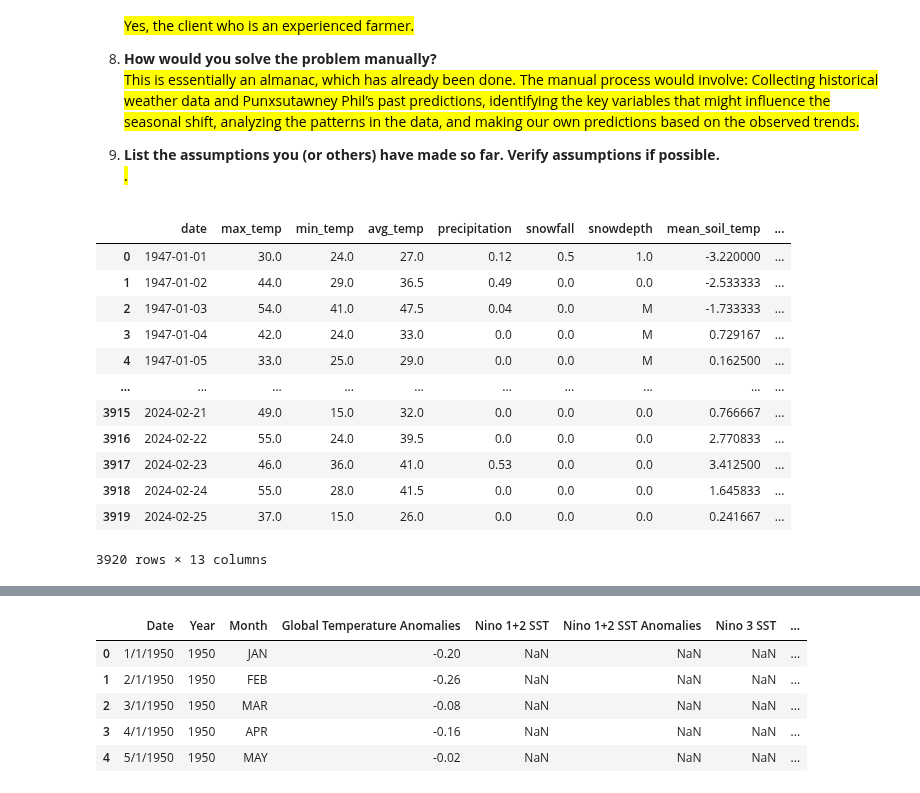
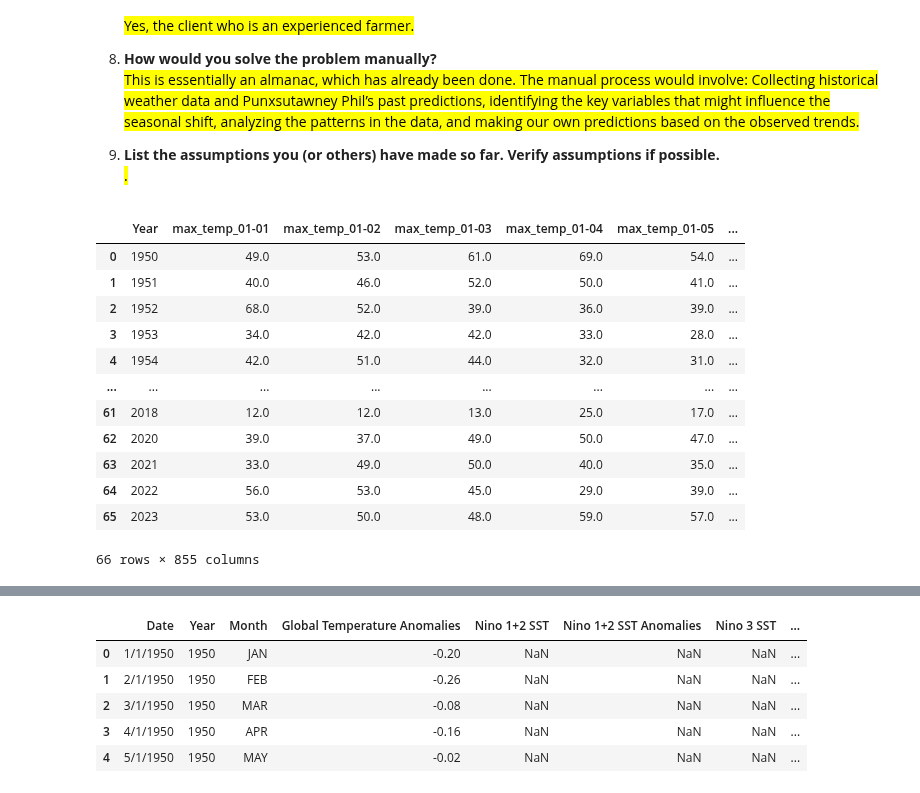
Before and after one commit to jyounes23/Project1CSCI296, a Jupyter notebook: Early Spring.ipynb, the cells around one changed output, grey strips where cells are left out. Cells and saved outputs as stored; diff of their text form; code cells hidden in the pictures.

Commit message:
Pivoted and merged all data into one file.

```diff
--- a/Early Spring.ipynb
+++ b/Early Spring.ipynb
@@ -187,59 +187,74 @@ def read_early_spring():
     return early_spring
 
 def read_weather():
     """
     Reads the weather data file and returns a pandas DataFrame.
     """
     weather = pd.read_csv("weather.csv")
     return weather
 
 def merge_weather_soil():
     """
     Merges the weather and soil datasets on the 'Date' column.
     Returns the merged DataFrame.
     """
     # Load the datasets
     weather = read_weather()
     soil = read_soil()
 
     # Merge the datasets on the 'Date' column
     merged_w_s = pd.merge(weather, soil, on='date', how='inner')
 
+    # Save the merged dataset to a CSV file
+    merged_w_s.to_csv("merged_weather_soil.csv", index=False)
+
     return merged_w_s
 
-def merge_datasets():
+def merge_all_datasets():
+   """
+    Merges the following datasets on the 'Year' column:
+    - Pivoted Weather and Soil data
+    - Punxsutawney Phil predictions
+    - Pivoted ENSO Dataset
+    - Early Spring data
+
+    The function also writes the merged DataFrame to a CSV file.
+
+    Parameters:
+    output_path (str): The path to save the merged dataset CSV file.
+
+    Returns:
+    merged_data (DataFrame): The merged DataFrame.
     """
-    Merges the ENSO dataset (without the Year column) and Punxsutawney Phil predictions dataset (with Year).
-    Uses the Year column from the Phil predictions dataset for merging.
-    Returns the merged DataFrame.
-    """
-    # Load the datasets
-    enso = read_PivotedEnso()
-    phil_pred = read_philPred()
+    # Load datasets
+   pivoted_weather_soil = pd.read_csv('final_pivoted_weather_soil.csv')
+   phil_pred = pd.read_csv('phil_pred.csv')
+   enso_dataset = pd.read_csv('Pivoted_ENSO_Dataset.csv')
+   early_spring = pd.read_csv('early_spring.csv')
 
-    # Ensure the 'Year' column in phil_pred is integer if it's not already
-    phil_pred['Year'] = phil_pred['Year'].astype(int)
+    # Merge datasets
+   merged_data = pd.merge(pivoted_weather_soil, phil_pred, on='Year', how='inner')
+   merged_data = pd.merge(merged_data, enso_dataset, on='Year', how='inner')
+   merged_data = pd.merge(merged_data, early_spring, on='Year', how='inner')
 
-    # Merge the datasets on the 'Year' column from Phil predictions
-    merged_data = pd.merge(enso, phil_pred, on='Year', how='left')  # 'left' keeps all rows from 'enso'
+   # Write the merged DataFrame to a CSV file
+   merged_data.to_csv("Final_MergedData.csv", index=False)
 
-    return merged_data
+   return merged_data
 
-# merge_datasets()
-# merge_datasets().head()
 
-merge_weather_soil()
+merge_all_datasets()
 # %% [output]
-|  | date | max_temp | min_temp | avg_temp | precipitation | snowfall | snowdepth | mean_soil_temp | ... |
-| 0 | 1947-01-01 | 30.0 | 24.0 | 27.0 | 0.12 | 0.5 | 1.0 | -3.220000 | ... |
-| 1 | 1947-01-02 | 44.0 | 29.0 | 36.5 | 0.49 | 0.0 | 0.0 | -2.533333 | ... |
-| 2 | 1947-01-03 | 54.0 | 41.0 | 47.5 | 0.04 | 0.0 | M | -1.733333 | ... |
-| 3 | 1947-01-04 | 42.0 | 24.0 | 33.0 | 0.0 | 0.0 | M | 0.729167 | ... |
-| 4 | 1947-01-05 | 33.0 | 25.0 | 29.0 | 0.0 | 0.0 | M | 0.162500 | ... |
-| ... | ... | ... | ... | ... | ... | ... | ... | ... | ... |
-| 3915 | 2024-02-21 | 49.0 | 15.0 | 32.0 | 0.0 | 0.0 | 0.0 | 0.766667 | ... |
-| 3916 | 2024-02-22 | 55.0 | 24.0 | 39.5 | 0.0 | 0.0 | 0.0 | 2.770833 | ... |
-| 3917 | 2024-02-23 | 46.0 | 36.0 | 41.0 | 0.53 | 0.0 | 0.0 | 3.412500 | ... |
-| 3918 | 2024-02-24 | 55.0 | 28.0 | 41.5 | 0.0 | 0.0 | 0.0 | 1.645833 | ... |
-| 3919 | 2024-02-25 | 37.0 | 15.0 | 26.0 | 0.0 | 0.0 | 0.0 | 0.241667 | ... |
+|  | Year | max_temp_01-01 | max_temp_01-02 | max_temp_01-03 | max_temp_01-04 | max_temp_01-05 | ... |
+| 0 | 1950 | 49.0 | 53.0 | 61.0 | 69.0 | 54.0 | ... |
+| 1 | 1951 | 40.0 | 46.0 | 52.0 | 50.0 | 41.0 | ... |
+| 2 | 1952 | 68.0 | 52.0 | 39.0 | 36.0 | 39.0 | ... |
+| 3 | 1953 | 34.0 | 42.0 | 42.0 | 33.0 | 28.0 | ... |
+| 4 | 1954 | 42.0 | 51.0 | 44.0 | 32.0 | 31.0 | ... |
+| ... | ... | ... | ... | ... | ... | ... | ... |
+| 61 | 2018 | 12.0 | 12.0 | 13.0 | 25.0 | 17.0 | ... |
+| 62 | 2020 | 39.0 | 37.0 | 49.0 | 50.0 | 47.0 | ... |
+| 63 | 2021 | 33.0 | 49.0 | 50.0 | 40.0 | 35.0 | ... |
+| 64 | 2022 | 56.0 | 53.0 | 45.0 | 29.0 | 39.0 | ... |
+| 65 | 2023 | 53.0 | 50.0 | 48.0 | 59.0 | 57.0 | ... |
-3920 rows × 13 columns
+66 rows × 855 columns
```
Also changed, not shown: parts of 2 cells of this notebook, 6 other files.
